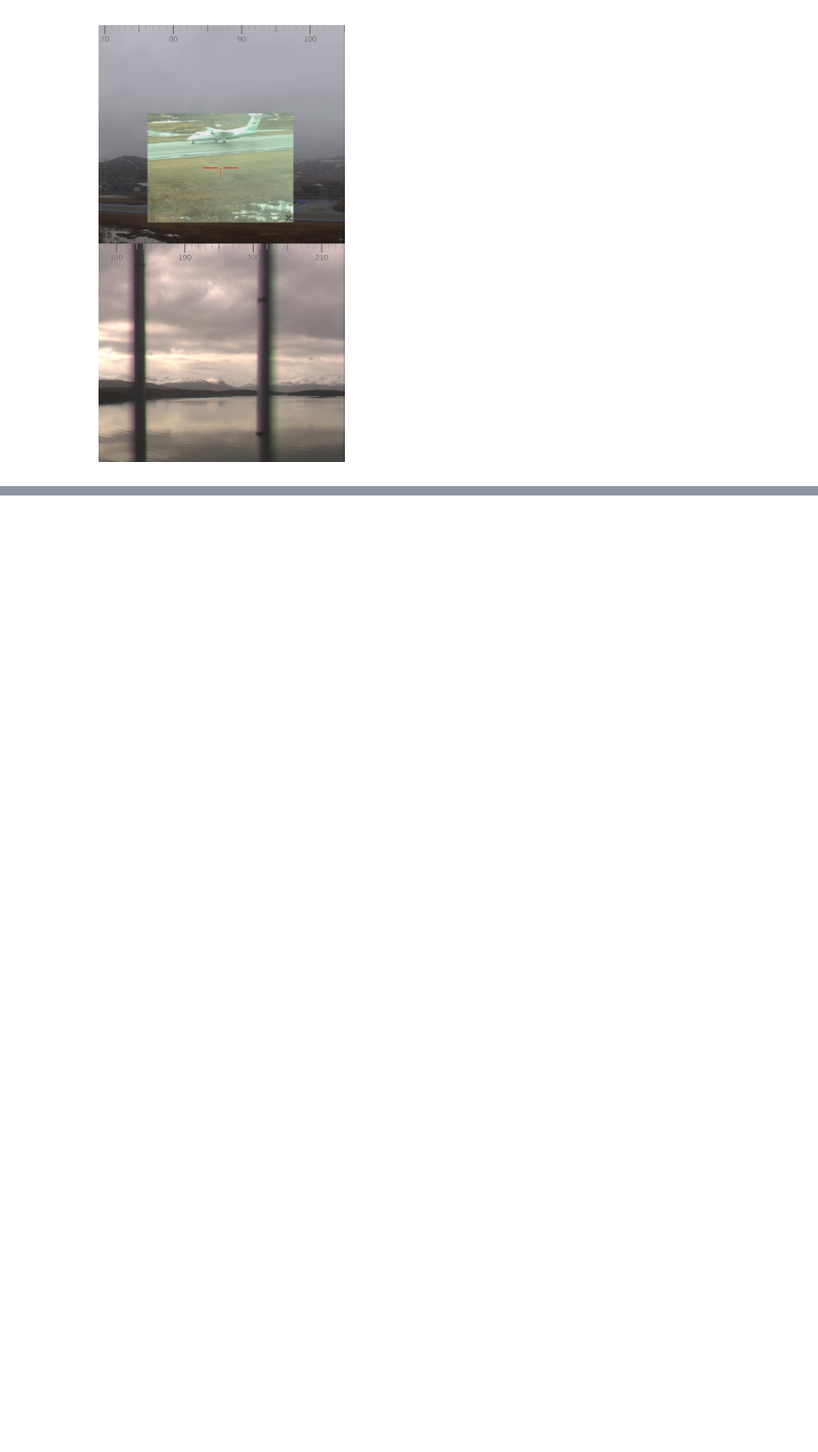
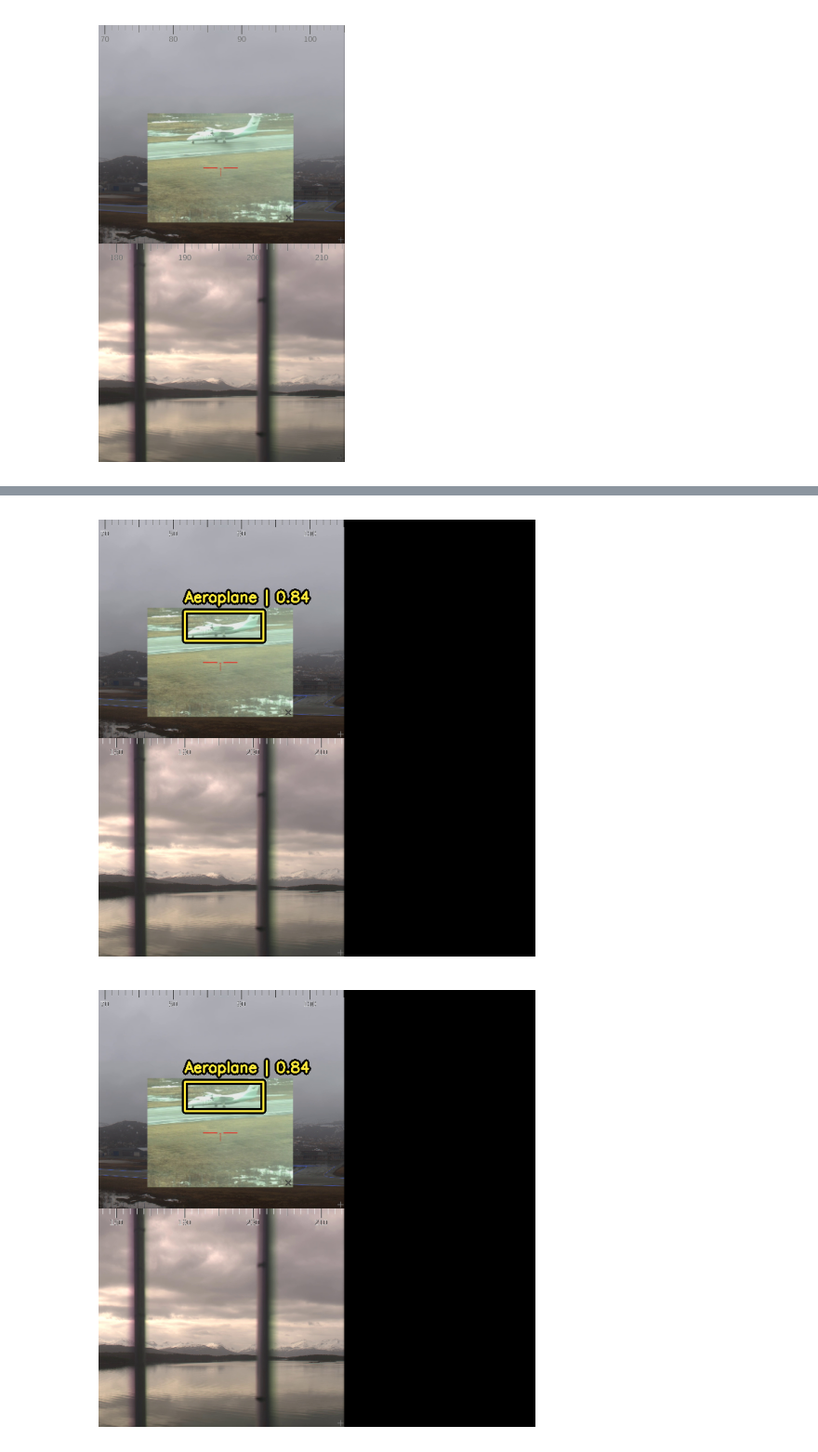
Before and after one commit to mariusbj/gruppe47, a Jupyter notebook: utrent.ipynb, the cells around one changed output, grey strips where cells are left out. Shown at 93% size. Saved outputs shown, nothing was run; the diff lists cells and outputs as text; code cells hidden in the pictures; blank space fills up the shorter version.

Commit message:
"Testet" resnet model

```diff
--- a/utrent.ipynb
+++ b/utrent.ipynb
@@ -115,2 +115,8 @@ visualization.plot_bounding_box_gallery(
 [figure]
 [figure]
+# %%
+retina_model = keras_cv.models.RetinaNet.from_preset(
+    "retinanet_resnet50_pascalvoc",
+    num_classes=20,
+    bounding_box_format="xywh",
+)
@@ -116,0 +126,16 @@ visualization.plot_bounding_box_gallery(
+# %%
+y_pred = retina_model.predict(image_batch)
+# y_pred is a bounding box Tensor:
+# {"classes": ..., boxes": ...}
+visualization.plot_bounding_box_gallery(
+    image_batch,
+    value_range=(0, 255),
+    rows=1,
+    cols=1,
+    y_pred=y_pred,
+    scale=5,
+    font_scale=0.7,
+    bounding_box_format="xywh",
+    class_mapping=class_mapping,
+)
+# %% [output]
@@ -116,0 +143,2 @@ visualization.plot_bounding_box_gallery(
+[figure, added]
+[figure, added]
```
Also changed, not shown: parts of 4 cells of this notebook.
